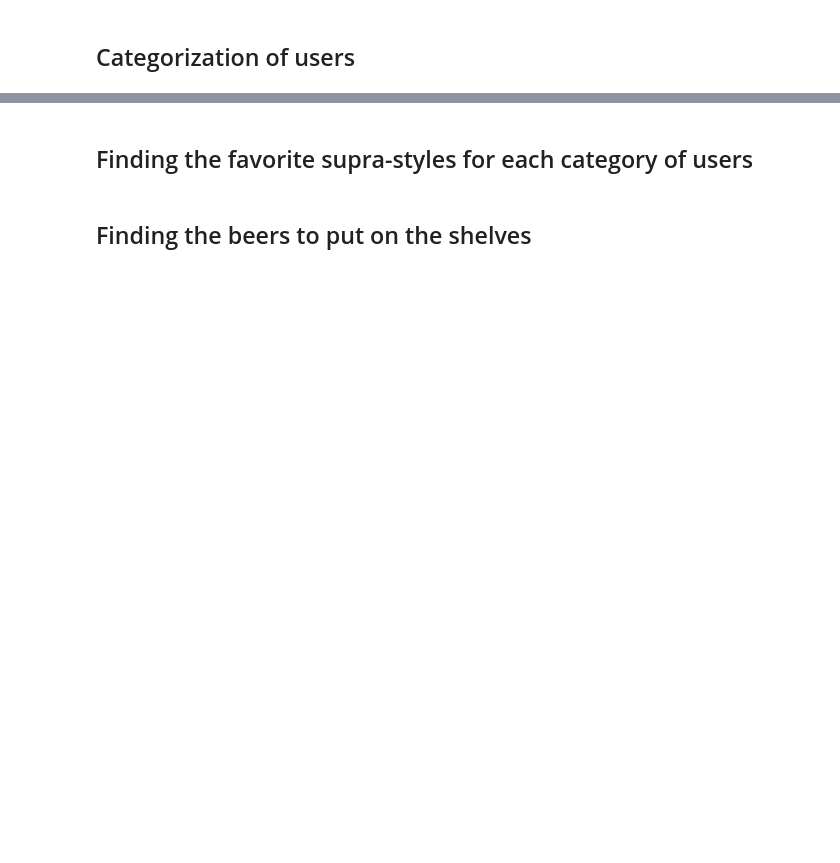
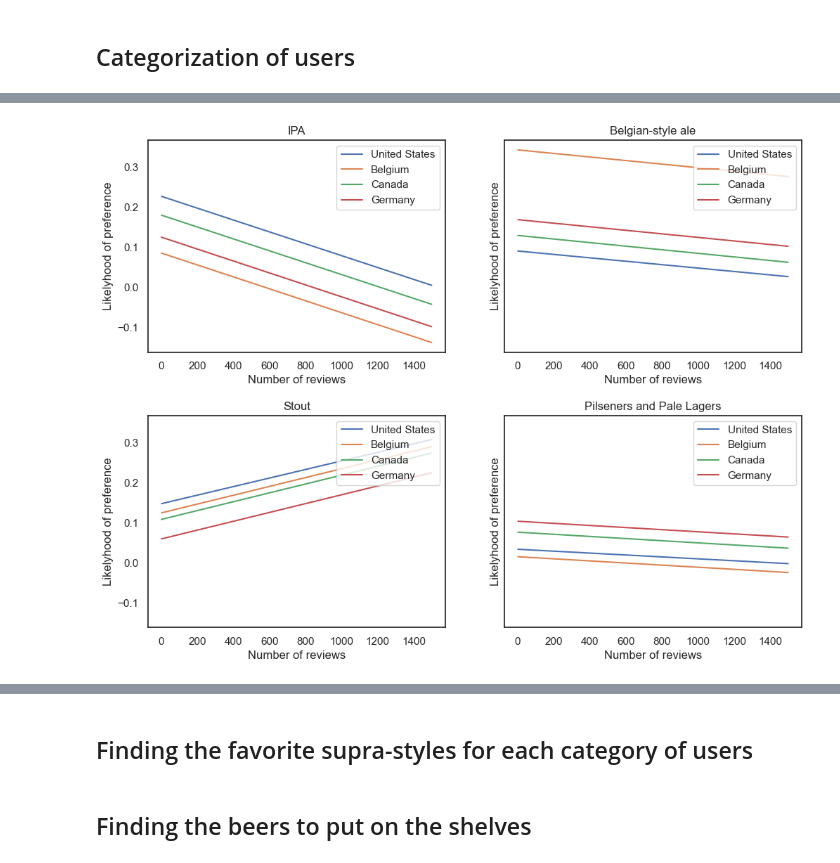
Before and after one commit to TemryL/Beer-Style-Analysis, a Jupyter notebook: milestone3.ipynb, the cells around one changed output, grey strips where cells are left out. Cells and saved outputs as stored; diff of their text form; code cells hidden in the pictures; blank space fills up the shorter version.

```diff
--- a/milestone3.ipynb
+++ b/milestone3.ipynb
@@ -819,0 +851,8 @@ plt.show()
+# %%
+fav_supra_style = df_merged.groupby(['user_id', 'supra_style'])['rating'].mean().groupby(level=0).idxmax().apply(lambda x: x[1])
+users['fav_supra_style'] = users.user_id.apply(lambda x: fav_supra_style[x])
+
+one_hot_df = pd.get_dummies(users[["user_country","fav_supra_style","user_nbr_ratings"]])
+new_col = pd.DataFrame(np.array(one_hot_df.columns))
+new_col[0] = new_col[0].astype("string").apply(lambda x: x.replace(" ", "_"))
+one_hot_df.columns = new_col[0].values
@@ -819,0 +863,4 @@ plt.show()
+# %%
+mod = smf.ols(formula='fav_supra_style_India_Pale_Ales ~ user_nbr_ratings + user_country_United_States',data=one_hot_df)
+res = mod.fit()
+print(res.summary())
@@ -819,0 +889,34 @@ plt.show()
+# %%
+# compute regression for each country and each beer style
+countries = ["user_country_United_States", "user_country_Belgium", "user_country_Canada", "user_country_Germany"]
+styles = ["fav_supra_style_India_Pale_Ales", "fav_supra_style_Belgian_Styles", "fav_supra_style_Stouts","fav_supra_style_Pilseners_and_Pale_Lagers"]
+coefficients = []
+for style in styles:
+    coefficients_by_country = []
+    for country in countries:
+        regression_formula = style + ' ~ user_nbr_ratings + ' + country
+        mod = smf.ols(formula=regression_formula,data=one_hot_df)
+        res = mod.fit()
+        coefficients_by_country.append(res.params.values)
+    coefficients.append(coefficients_by_country)
+# %%
+# plot the results
+nb_ratings = np.arange(1, 1500)
+fig, axes = plt.subplots(2, 2, figsize=(12, 9),sharey=True)
+plt.subplots_adjust(hspace=0.3)
+countries = ["United States","Belgium","Canada","Germany"]
+styles = ["IPA", "Belgian-style ale", "Stout", "Pilseners and Pale Lagers"]
+
+for i in range(4):
+    x,y = [0,0]
+    if ((i+1) % 2) == 0: y = 1
+    if (i>1): x = 1
+    for j in range(4):
+        axes[x,y].plot(nb_ratings,coefficients[i][j][0] + coefficients[i][j][1] * nb_ratings + coefficients[i][j][2],label=countries[j])
+
+    axes[x,y].set_title(styles[i])
+    axes[x,y].set_xlabel('Number of reviews')
+    axes[x,y].set_ylabel('Likelyhood of preference')
+    axes[x,y].legend(loc="upper right")
+# %% [output]
+[figure, added]
```
Also changed, not shown: parts of 20 cells of this notebook, 1 other file.
